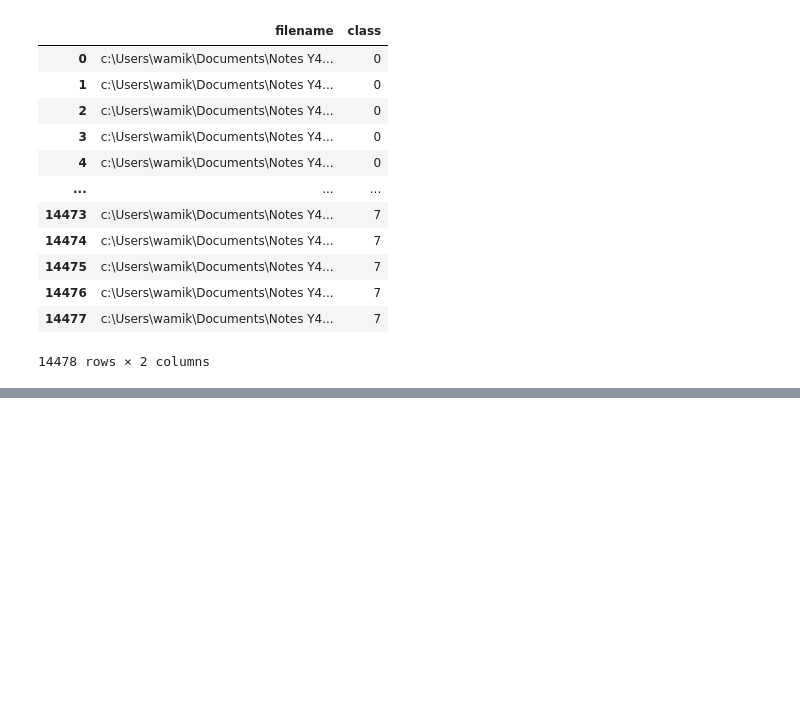
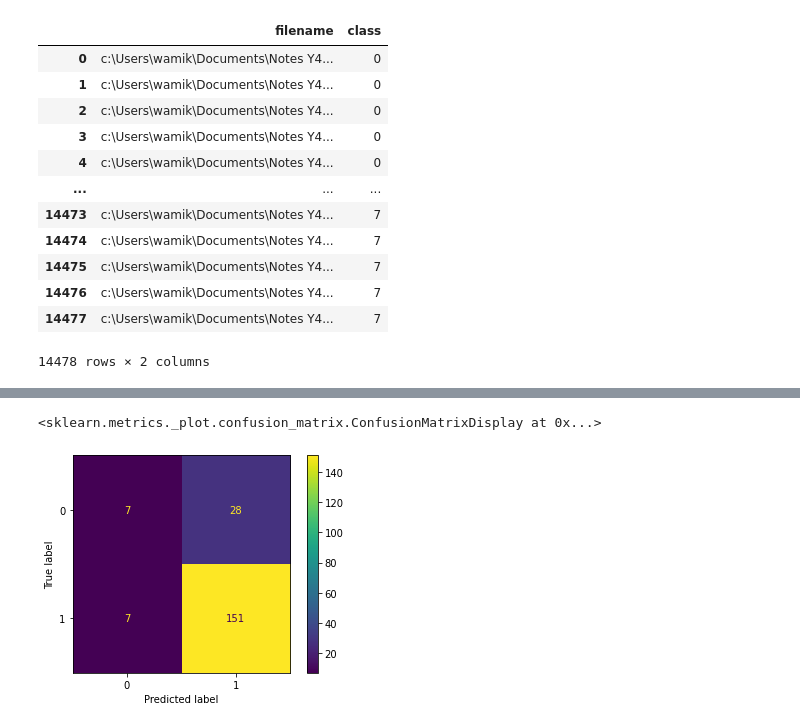
Before and after one commit to wamikamalik/CS3244-Group-8-Project-2, a Jupyter notebook: knn.ipynb, the cells around one changed output, grey strips where cells are left out. Saved outputs shown, nothing was run; the diff lists cells and outputs as text; code cells hidden in the pictures; blank space fills up the shorter version.

```diff
--- a/knn.ipynb
+++ b/knn.ipynb
@@ -469,0 +410,4 @@ weighted avg       0.51      0.51      0.51       710
+# %%
+clf_knn = KNeighborsClassifier(n_neighbors = 10, weights = 'distance')
+clf_knn.fit(X_train_final, Y_train)
+print(clf_knn.classes_)
@@ -469,0 +514,4 @@ weighted avg       0.51      0.51      0.51       710
+# %%
+X_test_processed = np.load("sampled_test_data.npy")
+Y_test = np.load("sampled_test_labels.npy")
+X_test_processed.shape
@@ -469,0 +520,3 @@ weighted avg       0.51      0.51      0.51       710
+# %%
+print(clf_knn.score(X_test_processed, Y_test))
+predictions = clf_knn.predict(X_test_processed)
@@ -469,0 +525,13 @@ weighted avg       0.51      0.51      0.51       710
+# %%
+Y_test_new = []
+for l in Y_test:
+    if l!=0:
+        Y_test_new.append(1)
+    else:
+        Y_test_new.append(0)
+predictions_new = []
+for pred in predictions:
+    if pred!=0:
+        predictions_new.append(1)
+    else:
+        predictions_new.append(0)
@@ -469,0 +549,11 @@ weighted avg       0.51      0.51      0.51       710
+# %%
+from sklearn.metrics import ConfusionMatrixDisplay, confusion_matrix
+
+
+cm_knn = confusion_matrix(Y_test_new, predictions_new, labels=[0, 1])
+disp = ConfusionMatrixDisplay(confusion_matrix=cm_knn,
+                               display_labels=[0, 1])
+disp.plot()
+# %% [output]
+<sklearn.metrics._plot.confusion_matrix.ConfusionMatrixDisplay at 0x...>
+[figure, added]
```
Also changed, not shown: parts of 71 cells of this notebook.
